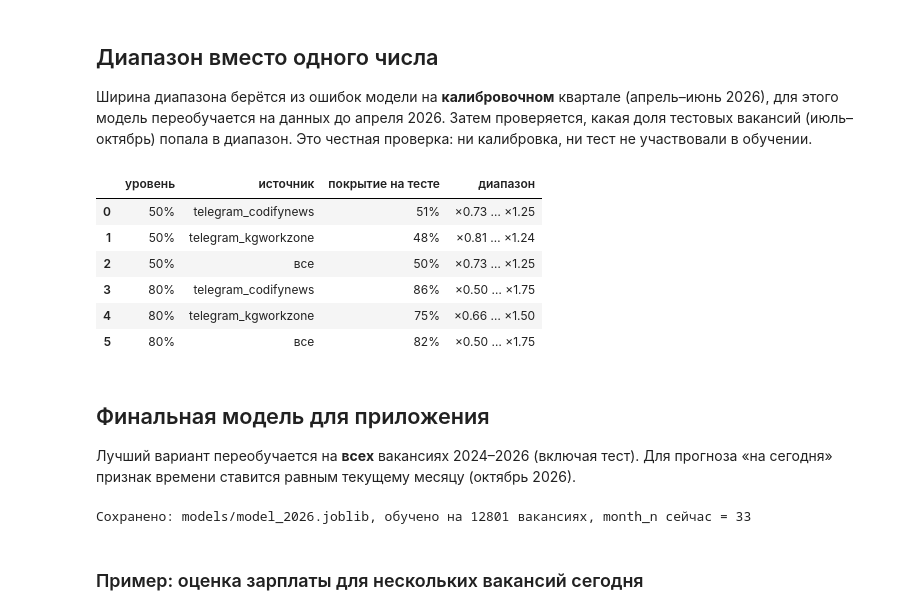
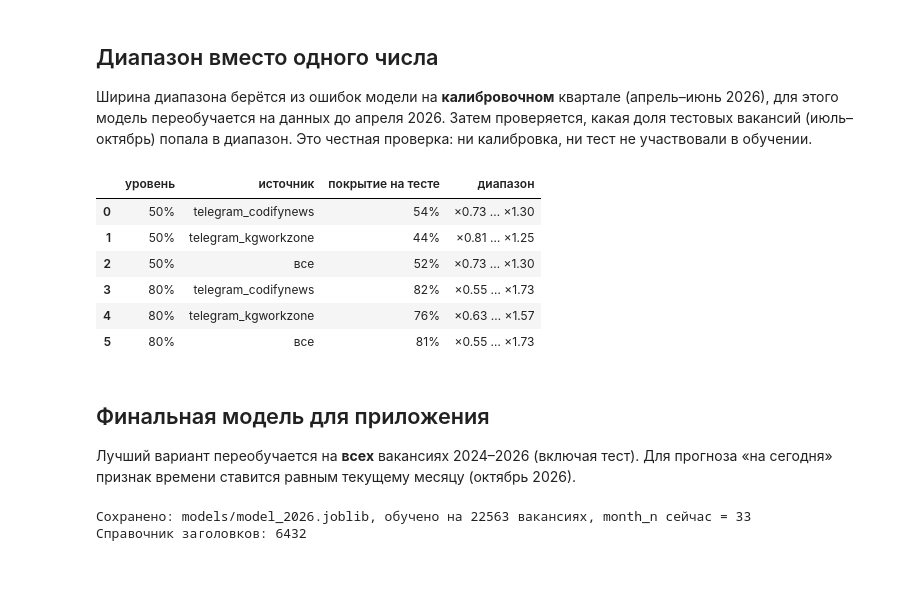
Before and after one commit to kambaraalieva/kg-salary-prediction, a Jupyter notebook: notebooks/07_time_split.ipynb, the cells around one changed output. Saved outputs shown, nothing was run; the diff lists cells and outputs as text; code cells hidden in the pictures; blank space fills up the shorter version.

Commit message:
Repost dedup, time-based test, live prediction

```diff
--- a/notebooks/07_time_split.ipynb
+++ b/notebooks/07_time_split.ipynb
@@ -59,13 +62,25 @@ ratio = d["salary_kgs"] / d.groupby("sub_category")["salary_kgs"].transform("med
 noise = ((ratio > 5) | (ratio < 0.2)) & d["source"].isin(["lalafo", "telegram_kgworkzone"])
 d = d[~noise].copy()
 d["y"] = np.log(d["salary_kgs"])
-print(f"Вакансий с зарплатой: {len(d)} (убрано как шум: {noise.sum()})")
+
+# повторные публикации: тот же заголовок + работодатель + зарплата в течение 30 дней
+norm = lambda s: s.fillna("").str.lower().str.replace(r"[^а-яёa-z0-9]+", " ", regex=True).str.strip()
+# где работодатель не указан (lalafo, kgworkzone), вместо него берётся начало текста объявления
+d["vac_key"] = (norm(d["name"]) + "|" + norm(d["company"].replace("не указано", "")) + "|"
+                + norm(d["requirements"]).str.slice(0, 100))
+d = d.sort_values("published")
+gap = d.groupby([d["vac_key"], d["salary_kgs"].round(-2)])["published"].diff()
+repost = gap <= pd.Timedelta(days=30)
+n_all = len(d)
+d = d[~repost].reset_index(drop=True)
+print(f"Вакансий с зарплатой: {n_all} | шум: {noise.sum()} | повторы за 30 дней: {repost.sum()} | осталось: {len(d)}")
+print("Уникальных по годам:", d["published"].dt.year.value_counts().sort_index().to_dict())
 
 TEST_FROM, CAL_FROM = pd.Timestamp("2026-07-01"), pd.Timestamp("2026-04-01")
 train = d[d["published"] < TEST_FROM].reset_index(drop=True)
 test = d[d["published"] >= TEST_FROM]
 n0 = len(test)
-test = test[~test["dup_group"].isin(set(train["dup_group"]))].reset_index(drop=True)
+test = test[~test["vac_key"].isin(set(train["vac_key"]))].reset_index(drop=True)
 print(f"Обучение: {len(train)} | тест: {len(test)} (убрано повторов из обучения: {n0 - len(test)})")
 pd.crosstab(test["source"], test["published"].dt.to_period("M"))
 # %% [output]
@@ -194,33 +210,33 @@ tab.style.format({"вакансий": "{:.0f}", "медиана зарплаты
 # %%
 m_b, cat_b, num_b, since_b = fitted[best]
 pre = train[train["published"] < CAL_FROM]
 if since_b: pre = pre[pre["published"] >= since_b]
 cal = train[train["published"] >= CAL_FROM]
-cal = cal[~cal["dup_group"].isin(set(pre["dup_group"]))]
+cal = cal[~cal["vac_key"].isin(set(pre["vac_key"]))]
 m_cal = build(cat_b, num_b).fit(pre, pre["y"])
 resid = cal["y"].values - m_cal.predict(cal)
 Q = {}
 for src in sorted(d["source"].unique()):
     r = resid[(cal["source"] == src).values] if (cal["source"] == src).sum() >= 100 else resid
     Q[src] = {"50%": np.quantile(r, [.25, .75]).tolist(), "80%": np.quantile(r, [.1, .9]).tolist()}
 rows_c = []
 p = preds[best]
 for lvl in ["50%", "80%"]:
     lo = np.array([Q[s][lvl][0] for s in test["source"]]); hi = np.array([Q[s][lvl][1] for s in test["source"]])
     inside = (test["y"].values >= p + lo) & (test["y"].values <= p + hi)
     for src in ["telegram_codifynews", "telegram_kgworkzone", "все"]:
         mask = np.ones(len(test), bool) if src == "все" else (test["source"] == src).values
         rows_c.append({"уровень": lvl, "источник": src, "покрытие на тесте": inside[mask].mean(),
                        "диапазон": f"×{np.exp(np.median(lo[mask])):.2f} … ×{np.exp(np.median(hi[mask])):.2f}"})
 pd.DataFrame(rows_c).style.format({"покрытие на тесте": "{:.0%}"})
 # %% [output]
 |  | уровень | источник | покрытие на тесте | диапазон |
-| 0 | 50% | telegram_codifynews | 51% | ×0.73 … ×1.25 |
-| 1 | 50% | telegram_kgworkzone | 48% | ×0.81 … ×1.24 |
-| 2 | 50% | все | 50% | ×0.73 … ×1.25 |
-| 3 | 80% | telegram_codifynews | 86% | ×0.50 … ×1.75 |
-| 4 | 80% | telegram_kgworkzone | 75% | ×0.66 … ×1.50 |
-| 5 | 80% | все | 82% | ×0.50 … ×1.75 |
+| 0 | 50% | telegram_codifynews | 54% | ×0.73 … ×1.30 |
+| 1 | 50% | telegram_kgworkzone | 44% | ×0.81 … ×1.25 |
+| 2 | 50% | все | 52% | ×0.73 … ×1.30 |
+| 3 | 80% | telegram_codifynews | 82% | ×0.55 … ×1.73 |
+| 4 | 80% | telegram_kgworkzone | 76% | ×0.63 … ×1.57 |
+| 5 | 80% | все | 81% | ×0.55 … ×1.73 |
 # %% [markdown]
 ## Финальная модель для приложения
 
@@ -238,7 +254,13 @@ meta = {"variant": best, "params": P, "features": cat_b + num_b + ["full", "titl
         "test": {k: float(v) for k, v in res.loc[best, ["MAE, сом", "медианная ошибка, сом", "MAPE, %", "R² (log)"]].items()}}
 json.dump(meta, open("../models/model_2026_meta.json", "w"), ensure_ascii=False, indent=1)
 print(f"Сохранено: models/model_2026.joblib, обучено на {len(full)} вакансиях, month_n сейчас = {NOW}")
+
+# справочник заголовков для живого прогноза: заголовок → самая частая профессия
+lk = (d[d["published"] >= "2025-01-01"].assign(title=lambda x: x["name"].str.lower().str.strip())
+      .groupby("title").agg(category=("category", lambda s: s.mode()[0]), sub_category=("sub_category", lambda s: s.mode()[0]),
+                            n=("y", "size")).reset_index())
+lk.to_csv("../models/title_lookup.csv", index=False)
+print(f"Справочник заголовков: {len(lk)}")
 # %% [output]
-Сохранено: models/model_2026.joblib, обучено на 12801 вакансиях, month_n сейчас = 33
+Сохранено: models/model_2026.joblib, обучено на 22563 вакансиях, month_n сейчас = 33
+Справочник заголовков: 6432
-# %% [markdown]
-### Пример: оценка зарплаты для нескольких вакансий сегодня
```
Also changed, not shown: parts of 13 cells of this notebook, 6 other files.
